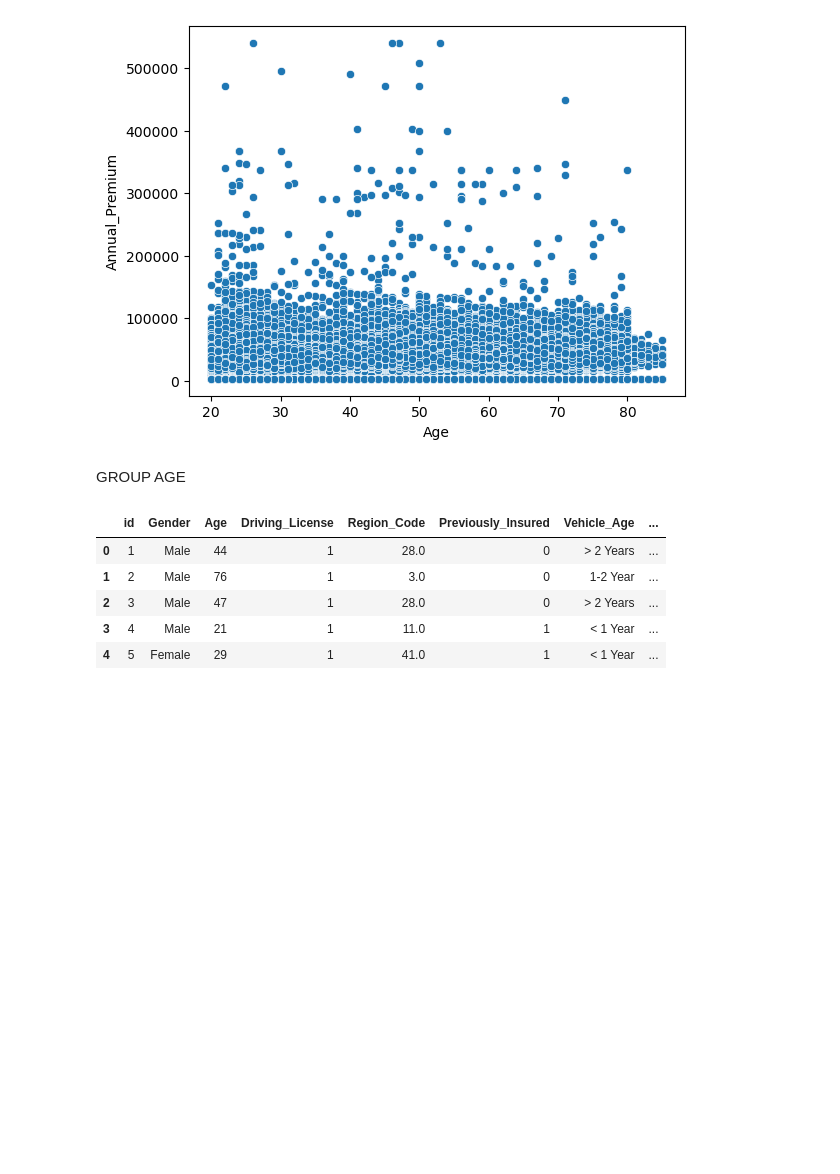
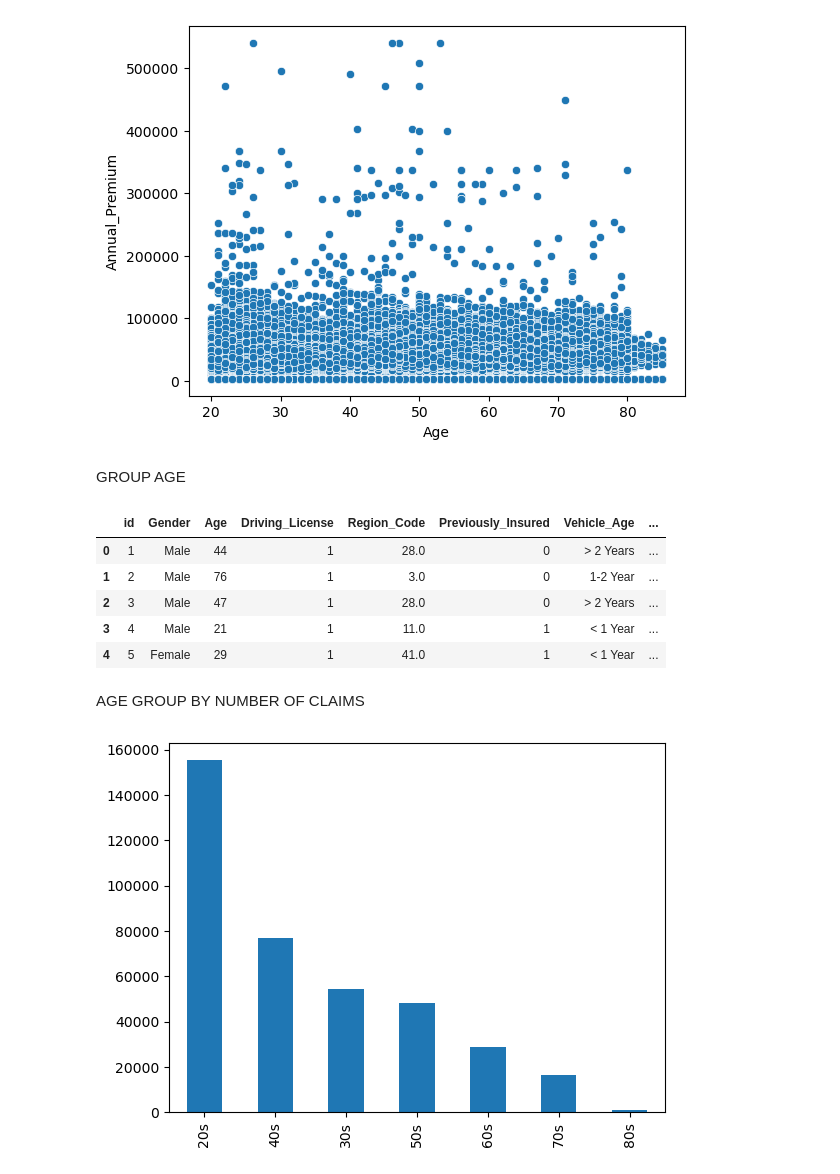
Before and after one commit to mantahli/car-insurance-claims-, a Jupyter notebook: Claims_Analysis.ipynb, the cells around one changed output. Drawn from its saved outputs; the diff is of its cells as text; code cells hidden in the pictures; blank space fills up the shorter version.

Commit message:
more plots

```diff
--- a/Claims_Analysis.ipynb
+++ b/Claims_Analysis.ipynb
@@ -136,3 +136,10 @@ my_dataset.head()
 | 2 | 3 | Male | 47 | 1 | 28.0 | 0 | > 2 Years | ... |
 | 3 | 4 | Male | 21 | 1 | 11.0 | 1 | < 1 Year | ... |
 | 4 | 5 | Female | 29 | 1 | 41.0 | 1 | < 1 Year | ... |
+# %% [markdown]
+AGE GROUP BY NUMBER OF CLAIMS
+# %%
+my_dataset['Age_group'].value_counts().plot(kind="bar")
+plt.show()
+# %% [output]
+[figure, added]
```
